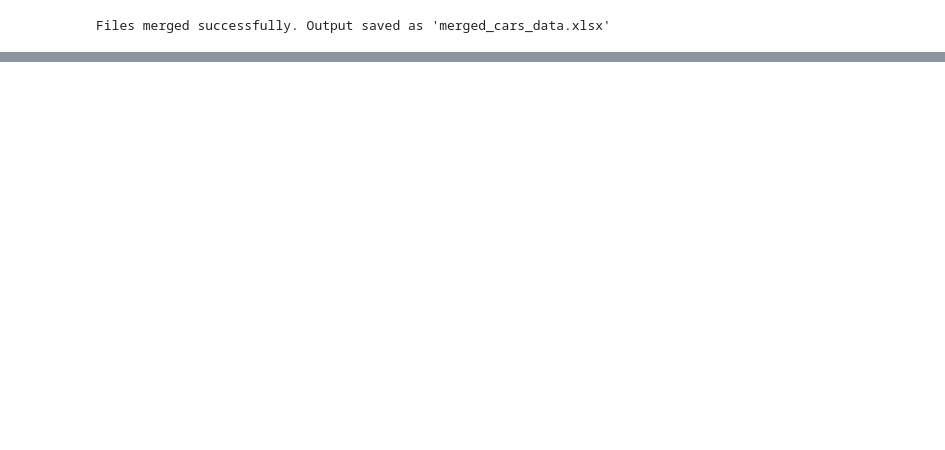
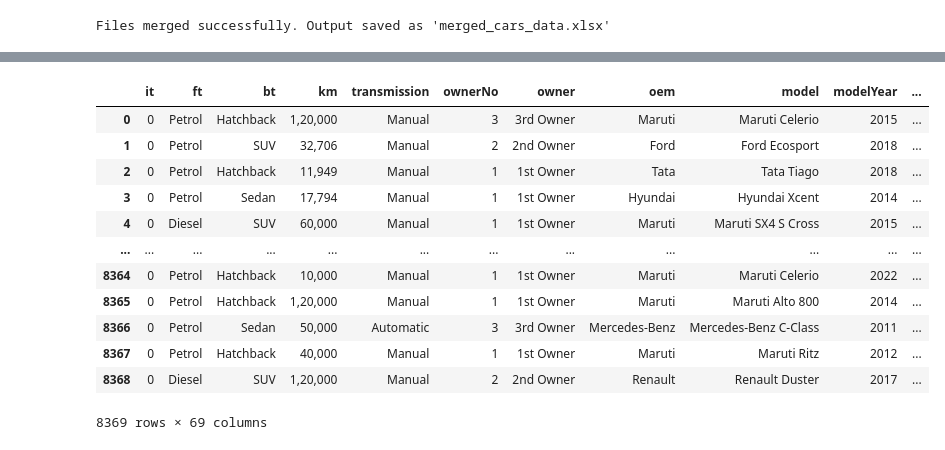
Before and after one commit to Ram-Kumar-4240/Car-price-prediction, a Jupyter notebook: cleaning.ipynb, the cells around one changed output, grey strips where cells are left out. Cells and saved outputs as stored; diff of their text form; code cells hidden in the pictures; blank space fills up the shorter version.

```diff
--- a/cleaning.ipynb
+++ b/cleaning.ipynb
@@ -2,6 +2,7 @@
 import pandas as pd
 import os
 import ast
+import re
 
 # List of file names
 bath = "Dataset\\"
@@ -11,9 +12,7 @@ dfs = []
 
 for file in file_names:
     df = pd.read_excel(f"{bath}{file}")
-
-    state = os.path.splitext(file)[0].split('_')[0]
-
+    state = file.split('_')[0]
     df['state'] = state
 
     dfs.append(df)
@@ -159,4 +102,46 @@ print(final_df)
+# %%
+car_columns = ['new_car_detail', 'new_car_overview', 'new_car_feature', 'new_car_specs']
+
+for columns in car_columns:
+    merged_df[columns] = merged_df[columns].apply(convert_to_dict)
+
+
+final_df = pd.DataFrame()
+
+q = pd.DataFrame()
+for i in car_columns:
+    w = first(merged_df[i])
+
+    if w is None:
+        continue
+    columns = w.columns
+
+    if "top" in columns:
+        w = top(merged_df[i])
+
+    if "data" in columns:
+        q = data(merged_df[i])
+
+    final_df = pd.concat([final_df, w], axis=1, ignore_index=False)
+    if not q.empty:
+        final_df = pd.concat([final_df, q], axis=1, ignore_index=False)
+final_df['city'] = merged_df["state"]
+final_df['car_links'] = merged_df['car_links']
 # %%
 pd.set_option('display.max_columns', None)
-df = final_df
+final_df
+# %% [output]
+|  | it | ft | bt | km | transmission | ownerNo | owner | oem | model | modelYear | ... |
+| 0 | 0 | Petrol | Hatchback | 1,20,000 | Manual | 3 | 3rd Owner | Maruti | Maruti Celerio | 2015 | ... |
+| 1 | 0 | Petrol | SUV | 32,706 | Manual | 2 | 2nd Owner | Ford | Ford Ecosport | 2018 | ... |
+| 2 | 0 | Petrol | Hatchback | 11,949 | Manual | 1 | 1st Owner | Tata | Tata Tiago | 2018 | ... |
+| 3 | 0 | Petrol | Sedan | 17,794 | Manual | 1 | 1st Owner | Hyundai | Hyundai Xcent | 2014 | ... |
+| 4 | 0 | Diesel | SUV | 60,000 | Manual | 1 | 1st Owner | Maruti | Maruti SX4 S Cross | 2015 | ... |
+| ... | ... | ... | ... | ... | ... | ... | ... | ... | ... | ... | ... |
+| 8364 | 0 | Petrol | Hatchback | 10,000 | Manual | 1 | 1st Owner | Maruti | Maruti Celerio | 2022 | ... |
+| 8365 | 0 | Petrol | Hatchback | 1,20,000 | Manual | 1 | 1st Owner | Maruti | Maruti Alto 800 | 2014 | ... |
+| 8366 | 0 | Petrol | Sedan | 50,000 | Automatic | 3 | 3rd Owner | Mercedes-Benz | Mercedes-Benz C-Class | 2011 | ... |
+| 8367 | 0 | Petrol | Hatchback | 40,000 | Manual | 1 | 1st Owner | Maruti | Maruti Ritz | 2012 | ... |
+| 8368 | 0 | Diesel | SUV | 1,20,000 | Manual | 2 | 2nd Owner | Renault | Renault Duster | 2017 | ... |
+8369 rows × 69 columns
 # %%
```
Also changed, not shown: parts of 9 cells of this notebook, 2 other files.
